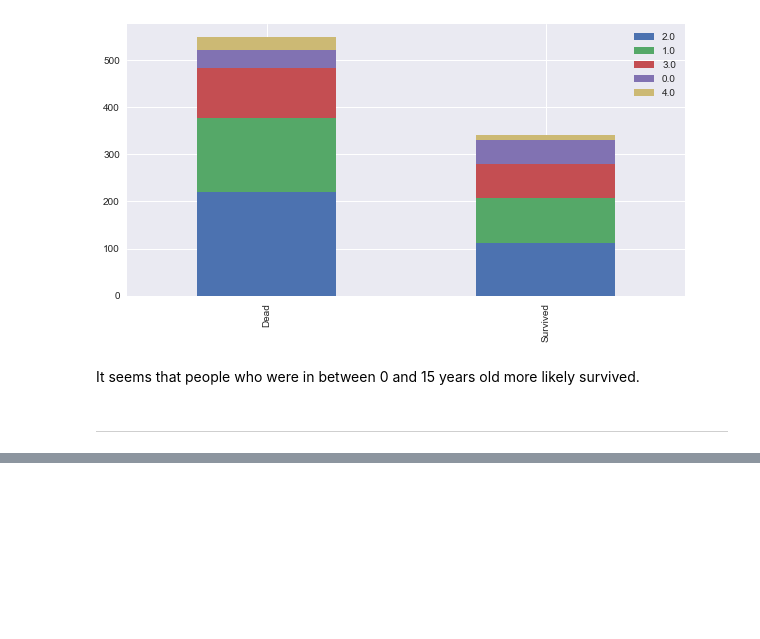
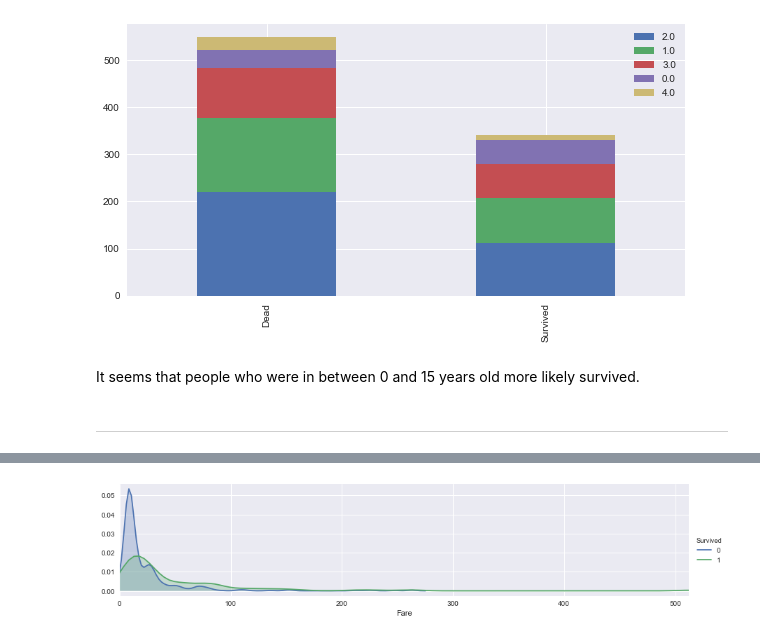
Before and after one commit to lee-kyubong/kaggle, a Jupyter notebook: titanic/kaggle-titanic-py.ipynb, the cells around one changed output, grey strips where cells are left out. Drawn from its saved outputs; the diff is of its cells as text; code cells hidden in the pictures; blank space fills up the shorter version.

```diff
--- a/titanic/kaggle-titanic-py.ipynb
+++ b/titanic/kaggle-titanic-py.ipynb
@@ -452,0 +481,13 @@ It seems that people who were in between 0 and 15 years old more likely survived
+# %%
+# fill missing Fare with median fare for each class
+data["Fare"].fillna(data.groupby("Pclass")["Fare"].transform("median"), inplace=True)
+test["Fare"].fillna(test.groupby("Pclass")["Fare"].transform("median"), inplace=True)
+# %%
+facet = sns.FacetGrid(data, hue="Survived",aspect=4)
+facet.map(sns.kdeplot,'Fare',shade= True)
+facet.set(xlim=(0, data['Fare'].max()))
+facet.add_legend()
+
+plt.show()
+# %% [output]
+[figure, added]
```
Also changed, not shown: parts of 44 cells of this notebook.
